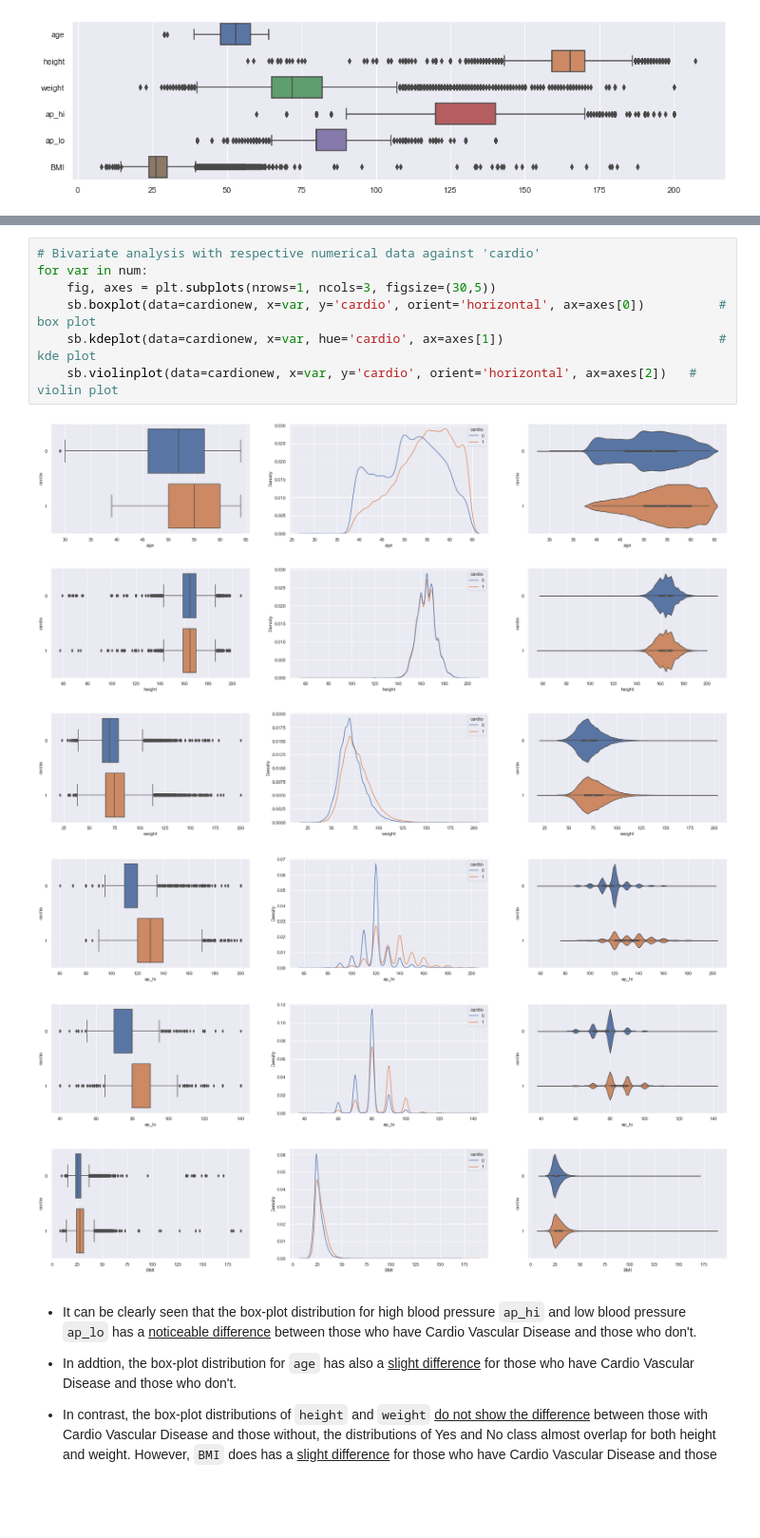
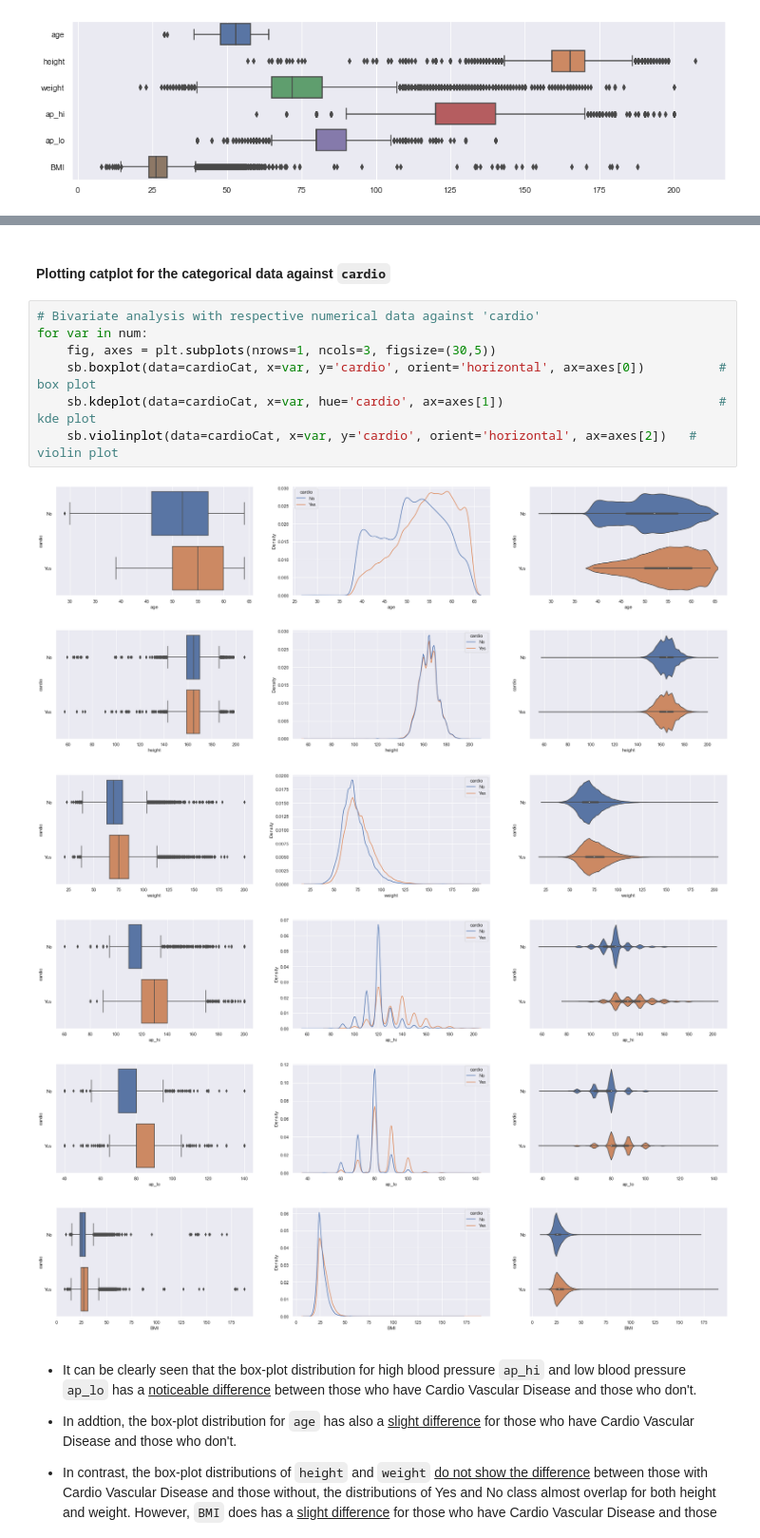
Before and after one commit to yangzhloop/IE0005_miniproject, a Jupyter notebook: Group 7 IE0005 Mini Project.ipynb, the cells around one changed output, grey strips where cells are left out. Shown at 95% size. Saved outputs shown, nothing was run; the diff lists cells and outputs as text; blank space fills up the shorter version.

```diff
--- a/Group 7 IE0005 Mini Project.ipynb
+++ b/Group 7 IE0005 Mini Project.ipynb
@@ -351,17 +409,19 @@ sb.boxplot(data= cardionew[num], orient='h')
+# %% [markdown]
+#### Plotting catplot for the categorical data against `cardio`
 # %%
 # Bivariate analysis with respective numerical data against 'cardio'
 for var in num:
     fig, axes = plt.subplots(nrows=1, ncols=3, figsize=(30,5))
-    sb.boxplot(data=cardionew, x=var, y='cardio', orient='horizontal', ax=axes[0])          # box plot
-    sb.kdeplot(data=cardionew, x=var, hue='cardio', ax=axes[1])                             # kde plot
-    sb.violinplot(data=cardionew, x=var, y='cardio', orient='horizontal', ax=axes[2])   # violin plot
+    sb.boxplot(data=cardioCat, x=var, y='cardio', orient='horizontal', ax=axes[0])          # box plot
+    sb.kdeplot(data=cardioCat, x=var, hue='cardio', ax=axes[1])                             # kde plot
+    sb.violinplot(data=cardioCat, x=var, y='cardio', orient='horizontal', ax=axes[2])   # violin plot
 # %% [output]
-[figure, old version]
+[figure, new version]
-[figure, old version]
+[figure, new version]
-[figure, old version]
+[figure, new version]
-[figure, old version]
+[figure, new version]
-[figure, old version]
+[figure, new version]
-[figure, old version]
+[figure, new version]
 # %% [markdown]
 * It can be clearly seen that the box-plot distribution for high blood pressure `ap_hi` and low blood pressure `ap_lo` has a <ins>noticeable difference</ins> between those who have Cardio Vascular Disease and those who don't.
 
```
Also changed, not shown: parts of 49 cells of this notebook.
